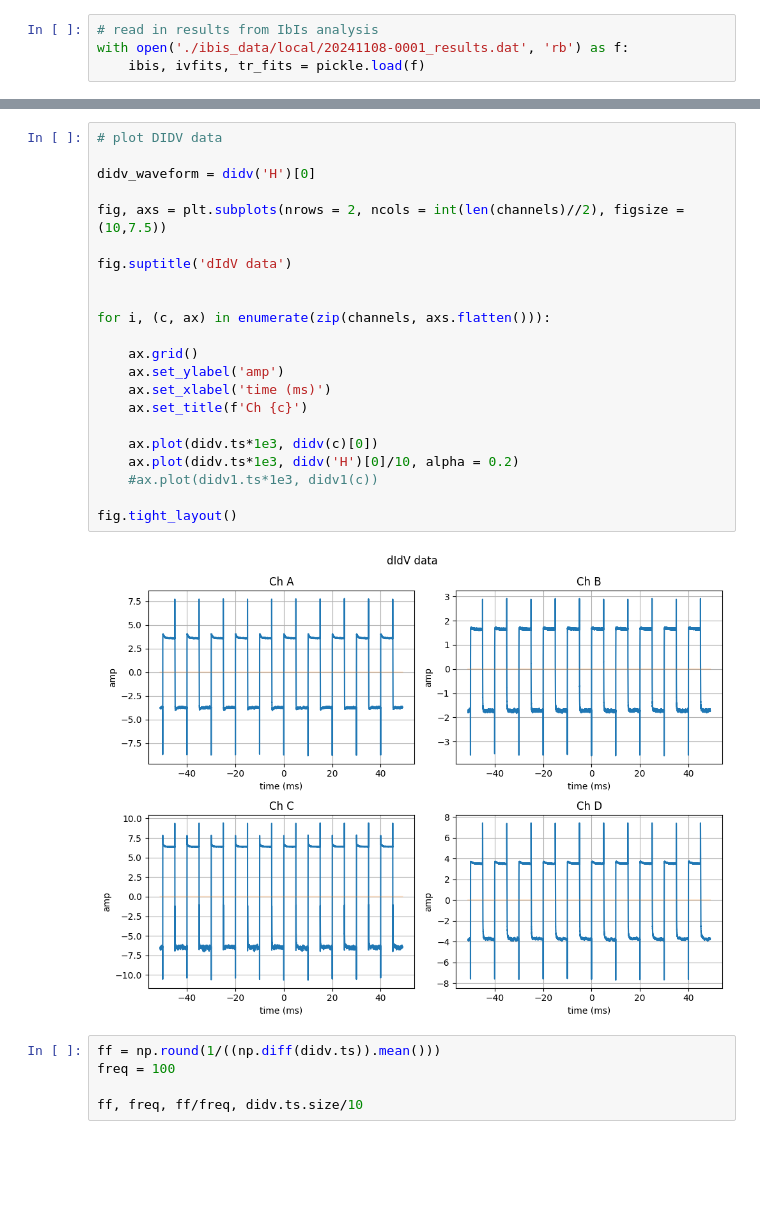
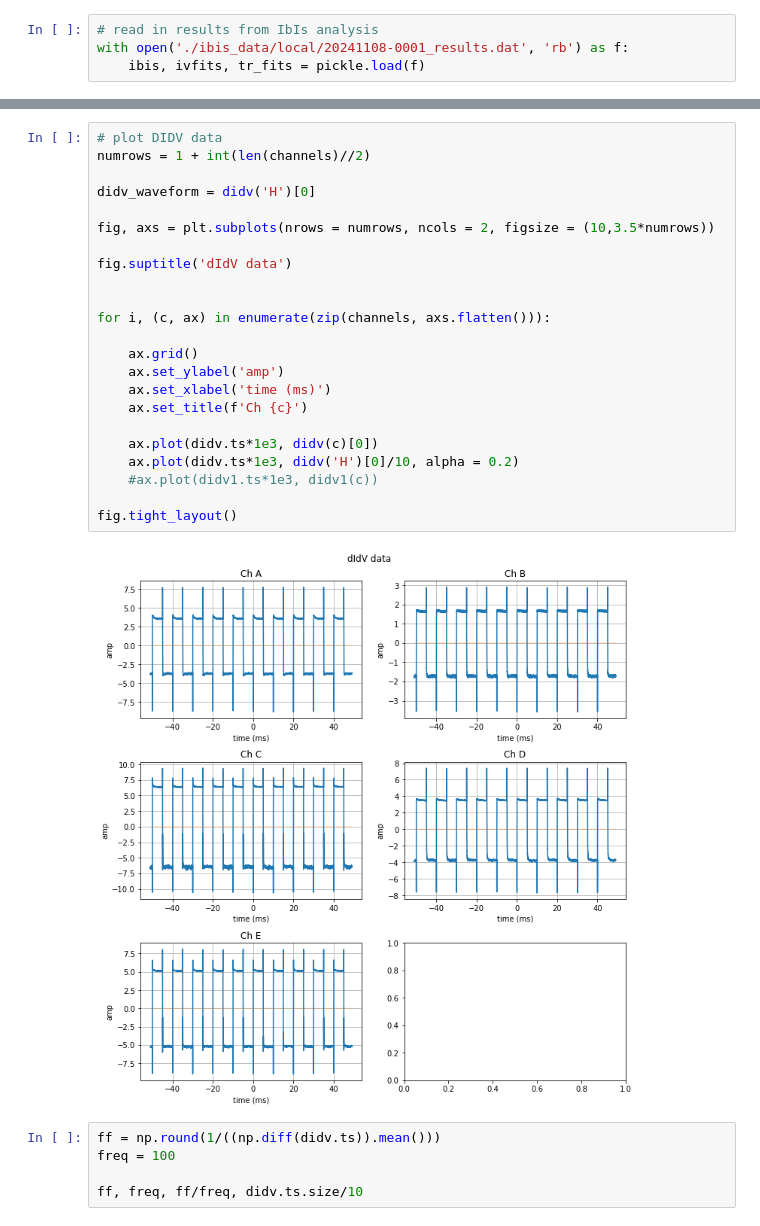
Before and after one commit to tamu-edu/tes_noise, a Jupyter notebook: dIdV.ipynb, the cells around one changed output, grey strips where cells are left out. Drawn from its saved outputs; the diff is of its cells as text; blank space fills up the shorter version.

Commit message:
updated to be usable with arbitrary number of channels

```diff
--- a/dIdV.ipynb
+++ b/dIdV.ipynb
@@ -70,27 +70,28 @@ array([ 18.70160732, 156.58343903,  17.7443877 ,  18.69602078,
 # %%
 # plot DIDV data
+numrows = 1 + int(len(channels)//2)
 
 didv_waveform = didv('H')[0]
 
-fig, axs = plt.subplots(nrows = 2, ncols = int(len(channels)//2), figsize = (10,7.5))
+fig, axs = plt.subplots(nrows = numrows, ncols = 2, figsize = (10,3.5*numrows))
 
 fig.suptitle('dIdV data')
 
 
 for i, (c, ax) in enumerate(zip(channels, axs.flatten())):
 
     ax.grid()
     ax.set_ylabel('amp')
     ax.set_xlabel('time (ms)')
     ax.set_title(f'Ch {c}')
 
     ax.plot(didv.ts*1e3, didv(c)[0])
     ax.plot(didv.ts*1e3, didv('H')[0]/10, alpha = 0.2)
     #ax.plot(didv1.ts*1e3, didv1(c))
 
 fig.tight_layout()
 # %% [output]
-[figure, old version]
+[figure, new version]
 # %%
 ff = np.round(1/((np.diff(didv.ts)).mean()))
 freq = 100
```
Also changed, not shown: parts of 12 cells of this notebook.
